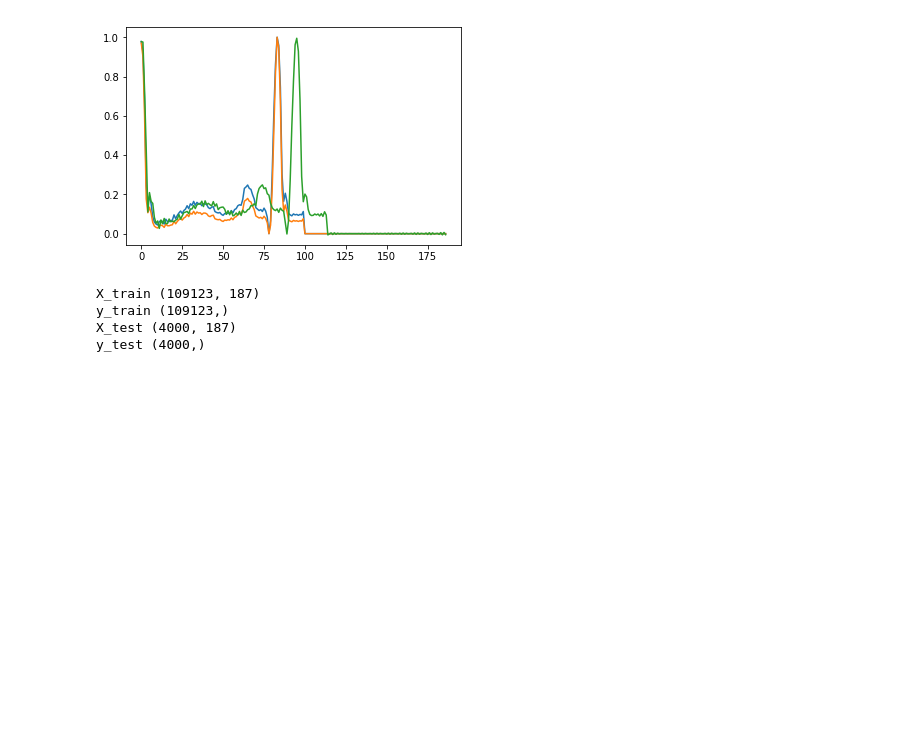
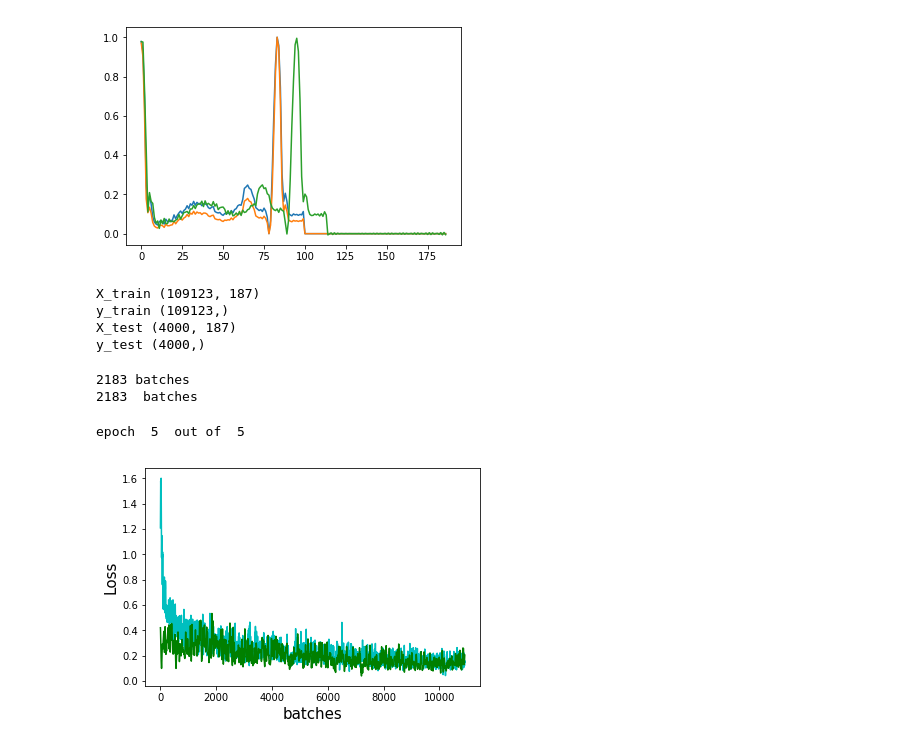
Before and after one commit to Mayukhdeb/ECG-heartbeat-categorization, a Jupyter notebook: deep_learning_on_ECG.ipynb, the cells around one changed output. Cells and saved outputs as stored; diff of their text form; code cells hidden in the pictures; blank space fills up the shorter version.

Commit message:
test on a small nn

```diff
--- a/deep_learning_on_ECG.ipynb
+++ b/deep_learning_on_ECG.ipynb
@@ -150,3 +155,23 @@ X_train (109123, 187)
 y_train (109123,)
 X_test (4000, 187)
 y_test (4000,)
+# %%
+x_train_tensor = torch.from_numpy(x_train).float()
+y_train_tensor = torch.from_numpy(y_train).float()
+
+full_dataset = TensorDataset(x_train_tensor, y_train_tensor)    ## make compatible with DataLoader
+
+
+train_size = int(0.8 * len(full_dataset))  ## 90/10 split
+test_size = len(full_dataset) - train_size
+train_dataset, test_dataset = random_split(full_dataset, [train_size, test_size])
+
+train_loader = DataLoader(dataset=train_dataset, batch_size=40, shuffle=True)
+
+val_loader = DataLoader(dataset=test_dataset, batch_size=10, shuffle = True)
+
+print(len(train_loader), "batches ")
+print(len(val_loader), " batches ")
+# %% [output]
+2183 batches
+2183  batches
@@ -152,0 +205,45 @@ y_test (4000,)
+# %%
+optimizer = optim.Adam(ECGNet.parameters(), lr = 0.001)
+losses = []
+scheduler = StepLR(optimizer, step_size=1, gamma=0.98)  # lr decreases by 10% aftr every epoch
+val_losses = []
+def train_step(x, y):
+        optimizer.zero_grad()
+        pred = ECGNet(x)
+        y = y.unsqueeze(1)
+        y = y.float()
+        loss = F.mse_loss(pred, y)
+        loss.backward()
+        optimizer.step()
+        return loss.item()
+
+epochs = 5
+for m in range (epochs):
+    clear_output()
+    print ("epoch ", m+1, " out of ", epochs )
+    ECGNet.train()
+    for x_batch, y_batch in train_loader:
+
+
+            loss = train_step(x_batch, y_batch)
+            losses.append(loss)
+    scheduler.step()   ## lr decay caller
+
+    with torch.no_grad():
+            ECGNet.eval()
+
+            for x_val, y_val in val_loader:
+                y_val =  y_val.unsqueeze(1)
+                y_val =  y_val.float()
+
+                yhat = ECGNet(x_val)  # pred
+                val_loss = F.mse_loss(yhat, y_val)
+
+                val_losses.append(val_loss.item())  ## metrics
+# %% [output]
+epoch  5  out of  5
+# %%
+
+vis_loss_multi_colors(losses, val_losses)
+# %% [output]
+[figure, added]
```
Also changed, not shown: parts of 4 cells of this notebook.
